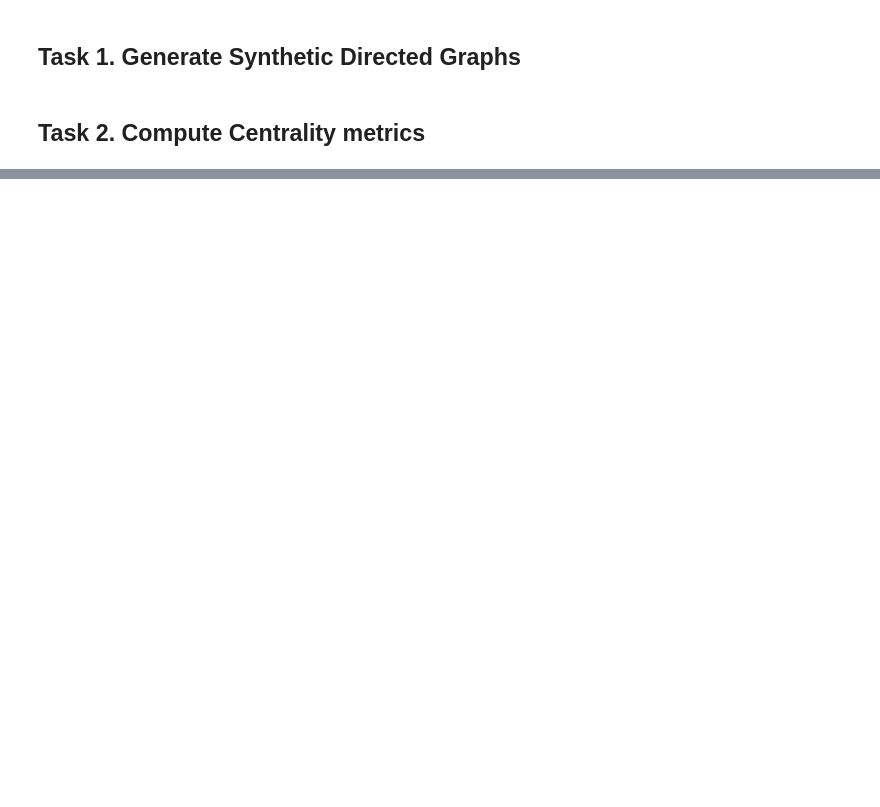
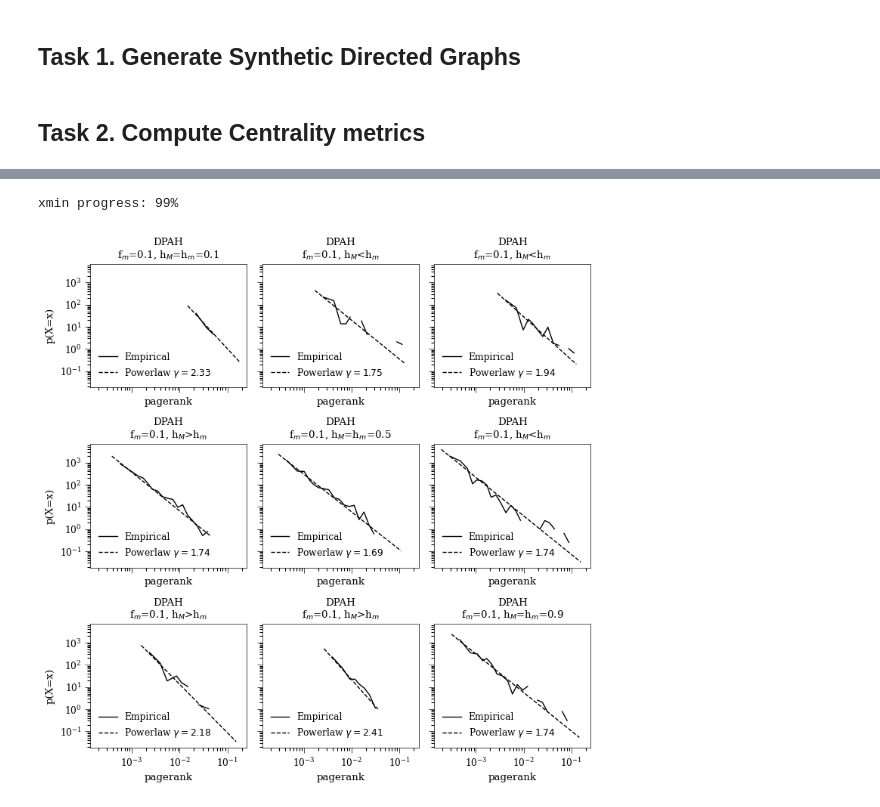
Before and after one commit to snma-tutorial/ecmlpkdd2024, a Jupyter notebook: exercises/2_exercise_solution.ipynb, the cells around one changed output, grey strips where cells are left out. Saved outputs shown, nothing was run; the diff lists cells and outputs as text; code cells hidden in the pictures; blank space fills up the shorter version.

```diff
--- a/exercises/2_exercise_solution.ipynb
+++ b/exercises/2_exercise_solution.ipynb
@@ -102,7 +115,6 @@ for h_M in homophily_values: # homophily within majority nodes
 # generating node metadata dataframe
 metadata = []
 for m in graph_models:
-    df = utils_network.get_node_metadata_as_dataframe(m.graph)
-    df.name = model_gen.SHORT
-    df.name = helper.get_title(df, m.f_m, m.h_M, m.h_m)
+    df = networks.get_node_metadata_as_dataframe(m.graph)
+    df.name = helper.get_title(df, m.SHORT, m.f_m, m.h_M, m.h_m)
     metadata.append(df)
@@ -124,0 +172,24 @@ viz.plot_graph(graph_models,
+# %%
+#### Set the metric of interest (network property of the node)
+#### in_degree, out_degree, (degree for undirected), clustering, betweenness, etc. (see metadata)
+metric = 'pagerank'
+# %%
+### Plot in_degree distribution of the whole graph
+### Hint: Check out the dataframe. Which column has the in_degree of the node?
+
+kind = 'pdf'
+
+fn = io.path_join(PLOTS, f'{EXID}_{metric}_distribution.pdf')
+viz.plot_powerlaw_fit(data = metadata,
+                      col_name = metric,
+                      kind = kind,
+                      sharex = True,
+                      sharey = True,
+                      cell_size = (2.5,2.5),
+                      wspace = 0.1,
+                      loc = 3,
+                      nc = 3,
+                      fn = fn)
+# %% [output]
+xmin progress: 99%
+[figure, added]
```
Also changed, not shown: parts of 34 cells of this notebook, 12 other files.
